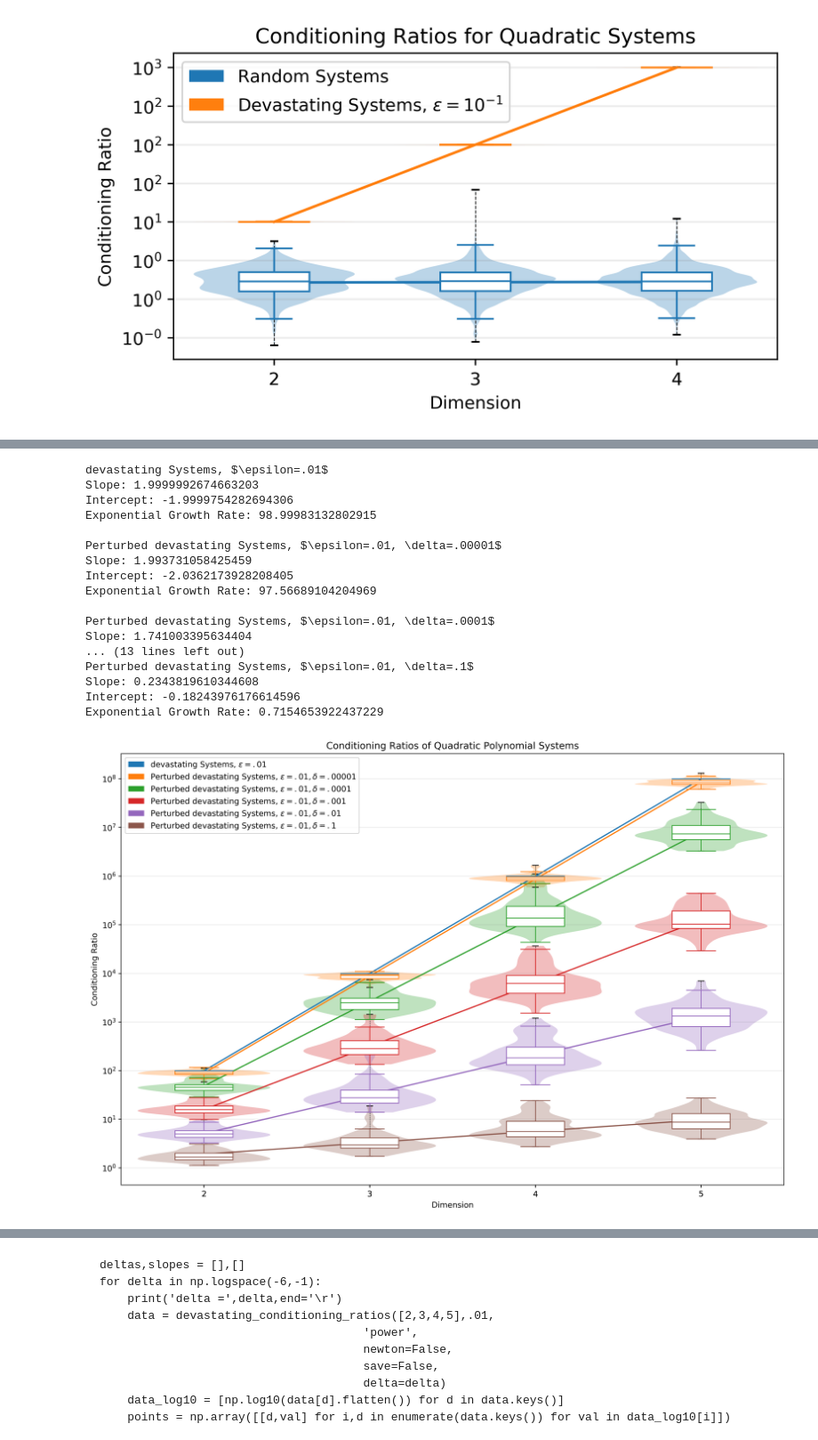
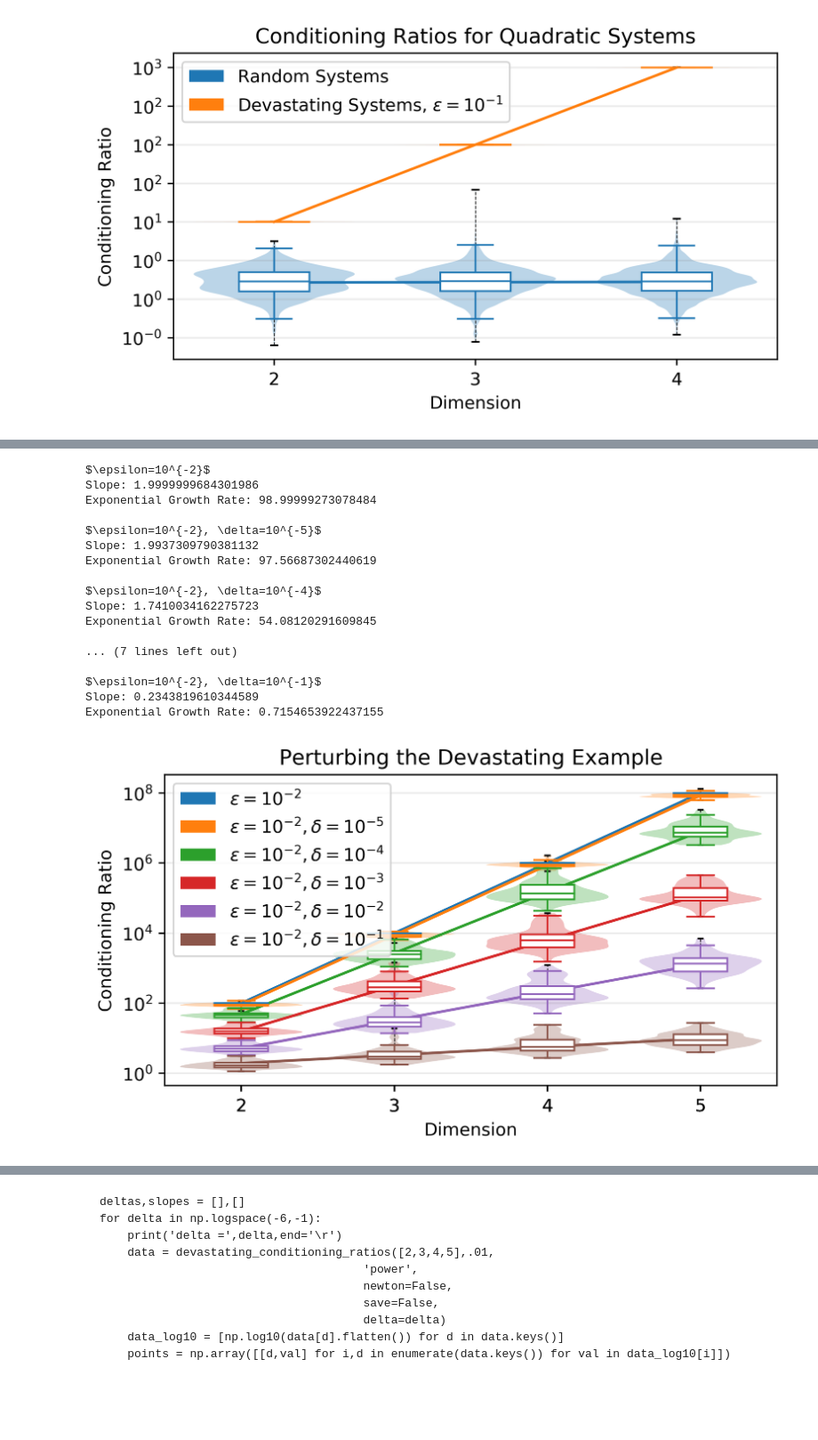
Before and after one commit to tylerjarvis/eigen_rootfinding, a Jupyter notebook: ConditioningRatios.ipynb, the cells around one changed output, grey strips where cells are left out. Shown at 89% size. Saved outputs shown, nothing was run; the diff lists cells and outputs as text; code cells hidden in the pictures; blank space fills up the shorter version.

Commit message:
streamlining plotting functionality, details in notebook

```diff
--- a/ConditioningRatios.ipynb
+++ b/ConditioningRatios.ipynb
@@ -142,42 +134,38 @@ dev_2_delta_1 = devastating_conditioning_ratios([2,3,4,5],.01,'power',newton=Fal
 # %%
-dev_2_delta_2 = devastating_conditioning_ratios([2,3,4,5],.01,'power',newton=False,save=False,delta=.01)
+dev_2_delta_4 = devastating_conditioning_ratios([2,3,4,5],eps=.01,delta=.0001,kind='power',numtests=50,newton=True,save=False)
 # %%
-dev_2_delta_3 = devastating_conditioning_ratios([2,3,4,5],.01,'power',newton=False,save=False,delta=.001)
+dev_2_delta_5 = devastating_conditioning_ratios([2,3,4,5],eps=.01,delta=.00001,kind='power',numtests=50,newton=True,save=False)
-# %%
-dev_2_delta_4 = devastating_conditioning_ratios([2,3,4,5],.01,'power',newton=False,save=False,delta=.0001)
-# %%
-dev_2_delta_5 = devastating_conditioning_ratios([2,3,4,5],.01,'power',newton=False,save=False,delta=.00001)
 # %%
 plot([dev_2,
       dev_2_delta_5,
       dev_2_delta_4,
       dev_2_delta_3,
       dev_2_delta_2,
       dev_2_delta_1],
-     [r'devastating Systems, $\epsilon=.01$',
-      r'Perturbed devastating Systems, $\epsilon=.01, \delta=.00001$',
-      r'Perturbed devastating Systems, $\epsilon=.01, \delta=.0001$',
-      r'Perturbed devastating Systems, $\epsilon=.01, \delta=.001$',
-      r'Perturbed devastating Systems, $\epsilon=.01, \delta=.01$',
-      r'Perturbed devastating Systems, $\epsilon=.01, \delta=.1$',
-      r'Random Systems'],
-     figsize=(15,10), filename='perturbed')
+     [r'$\epsilon=10^{-2}$',
+      r'$\epsilon=10^{-2}, \delta=10^{-5}$',
+      r'$\epsilon=10^{-2}, \delta=10^{-4}$',
+      r'$\epsilon=10^{-2}, \delta=10^{-3}$',
+      r'$\epsilon=10^{-2}, \delta=10^{-2}$',
+      r'$\epsilon=10^{-2}, \delta=10^{-1}$'],
+     title='Perturbing the Devastating Example',
+     figsize=(6.25,3.25), filename='perturbed')
 # %% [output]
-devastating Systems, $\epsilon=.01$
-Slope: 1.9999992674663203
-Intercept: -1.9999754282694306
-Exponential Growth Rate: 98.99983132802915
+$\epsilon=10^{-2}$
+Slope: 1.9999999684301986
+Exponential Growth Rate: 98.99999273078484
 
-Perturbed devastating Systems, $\epsilon=.01, \delta=.00001$
-Slope: 1.993731058425459
-Intercept: -2.0362173928208405
-Exponential Growth Rate: 97.56689104204969
+$\epsilon=10^{-2}, \delta=10^{-5}$
+Slope: 1.9937309790381132
+Exponential Growth Rate: 97.56687302440619
 
-Perturbed devastating Systems, $\epsilon=.01, \delta=.0001$
-Slope: 1.741003395634404
-... (13 lines left out)
-Perturbed devastating Systems, $\epsilon=.01, \delta=.1$
-Slope: 0.2343819610344608
-Intercept: -0.18243976176614596
-Exponential Growth Rate: 0.7154653922437229
+$\epsilon=10^{-2}, \delta=10^{-4}$
+Slope: 1.7410034162275723
+Exponential Growth Rate: 54.08120291609845
+
+... (7 lines left out)
+
+$\epsilon=10^{-2}, \delta=10^{-1}$
+Slope: 0.2343819610344589
+Exponential Growth Rate: 0.7154653922437155
-[figure, old version]
+[figure, new version]
```
Also changed, not shown: parts of 66 cells of this notebook, 1 other file.
